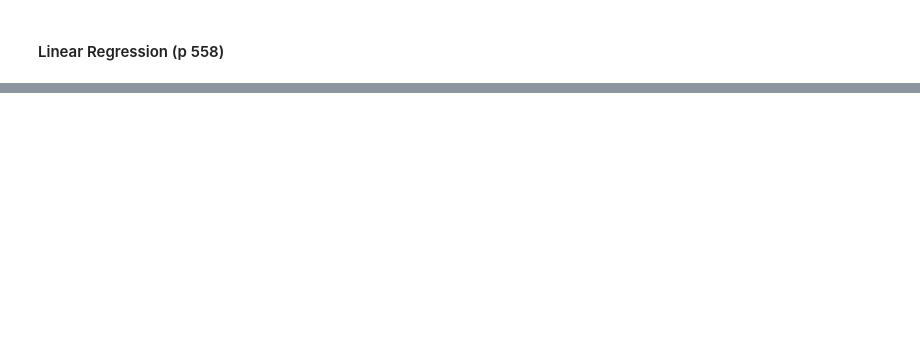
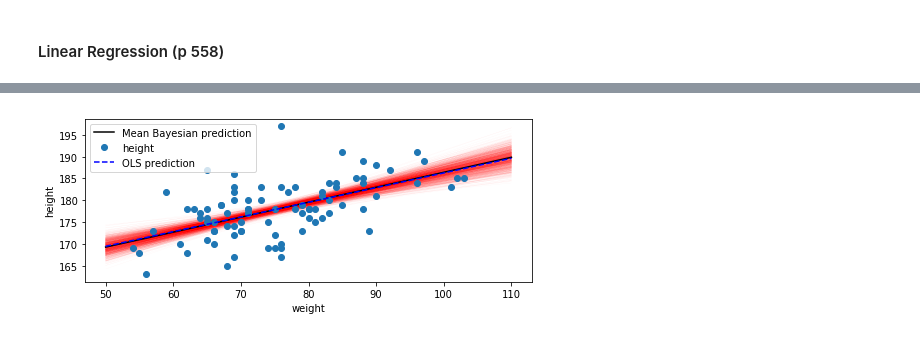
Before and after one commit to mathlarvalab/Nemurecal_Python, a Jupyter notebook: code/ch16/gee.ipynb, the cells around one changed output, grey strips where cells are left out. Cells and saved outputs as stored; diff of their text form; code cells hidden in the pictures; blank space fills up the shorter version.

```diff
--- a/code/ch16/gee.ipynb
+++ b/code/ch16/gee.ipynb
@@ -113,0 +271,19 @@ X.mean(), trace.get_values('X').std()
+# %%
+# visualize the uncertainty in the mean intercept and coefficient that
+# we an take as estimates of the final linear model parameters
+fig, ax = plt.subplots(1, 1, figsize=(8, 3))
+for n in range(500, 2000, 1):
+    intercept = trace.get_values("intercept")[n]
+    beta = trace.get_values("beta")[n]
+    ax.plot(x, intercept + beta * x, color='red', lw=0.25, alpha=0.05)
+
+intercept = trace.get_values("intercept").mean()
+beta = trace.get_values("beta").mean()
+ax.plot(x, intercept + beta * x, color='k', label="Mean Bayesian prediction")
+ax.plot(data.weight, data.height, 'o')
+ax.plot(x, y, '--', color="blue", label="OLS prediction")
+ax.set_xlabel("weight")
+ax.set_ylabel("height")
+ax.legend(loc=0);
+# %% [output]
+[figure, added]
```
Also changed, not shown: parts of 31 cells of this notebook.
